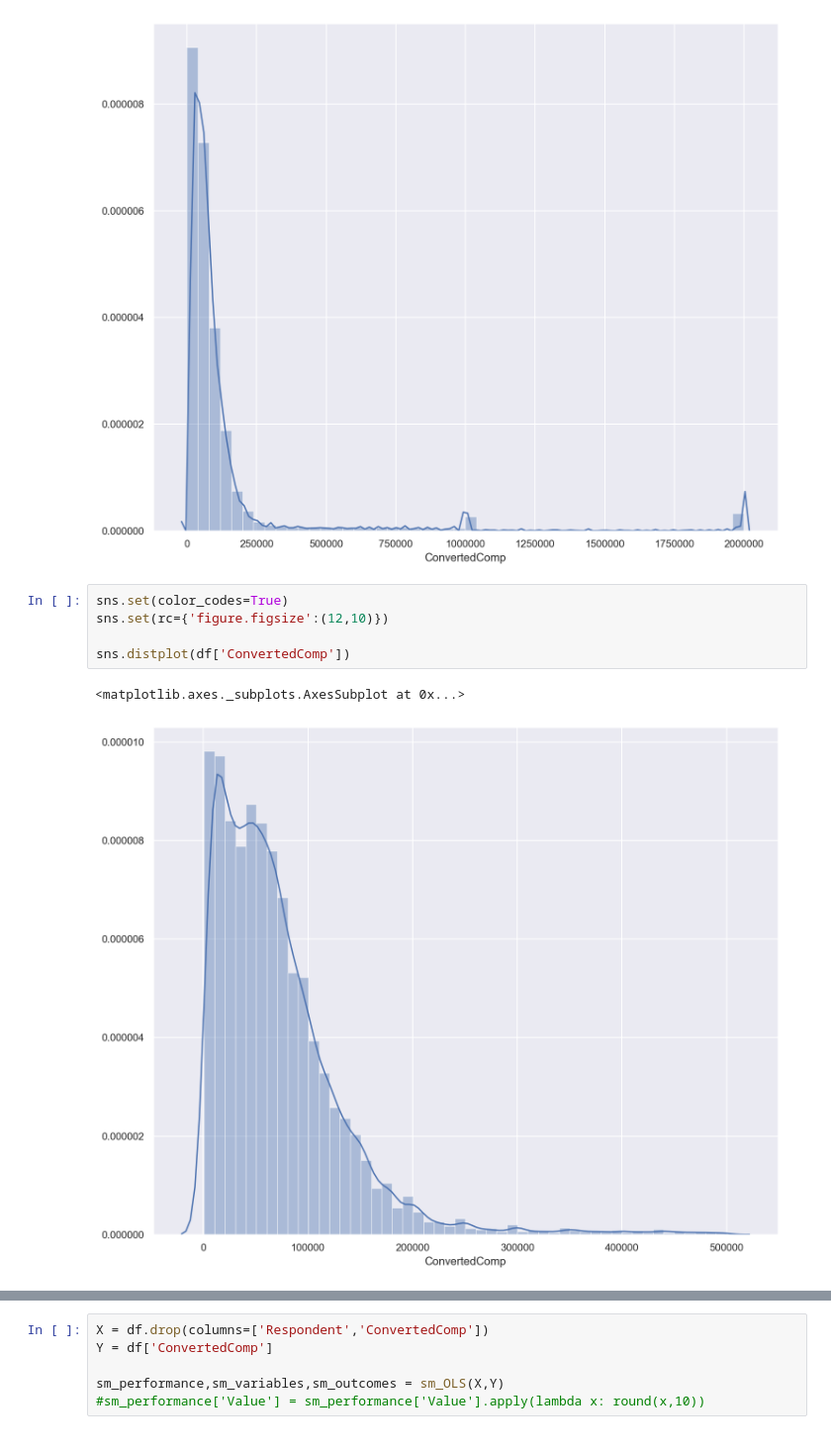
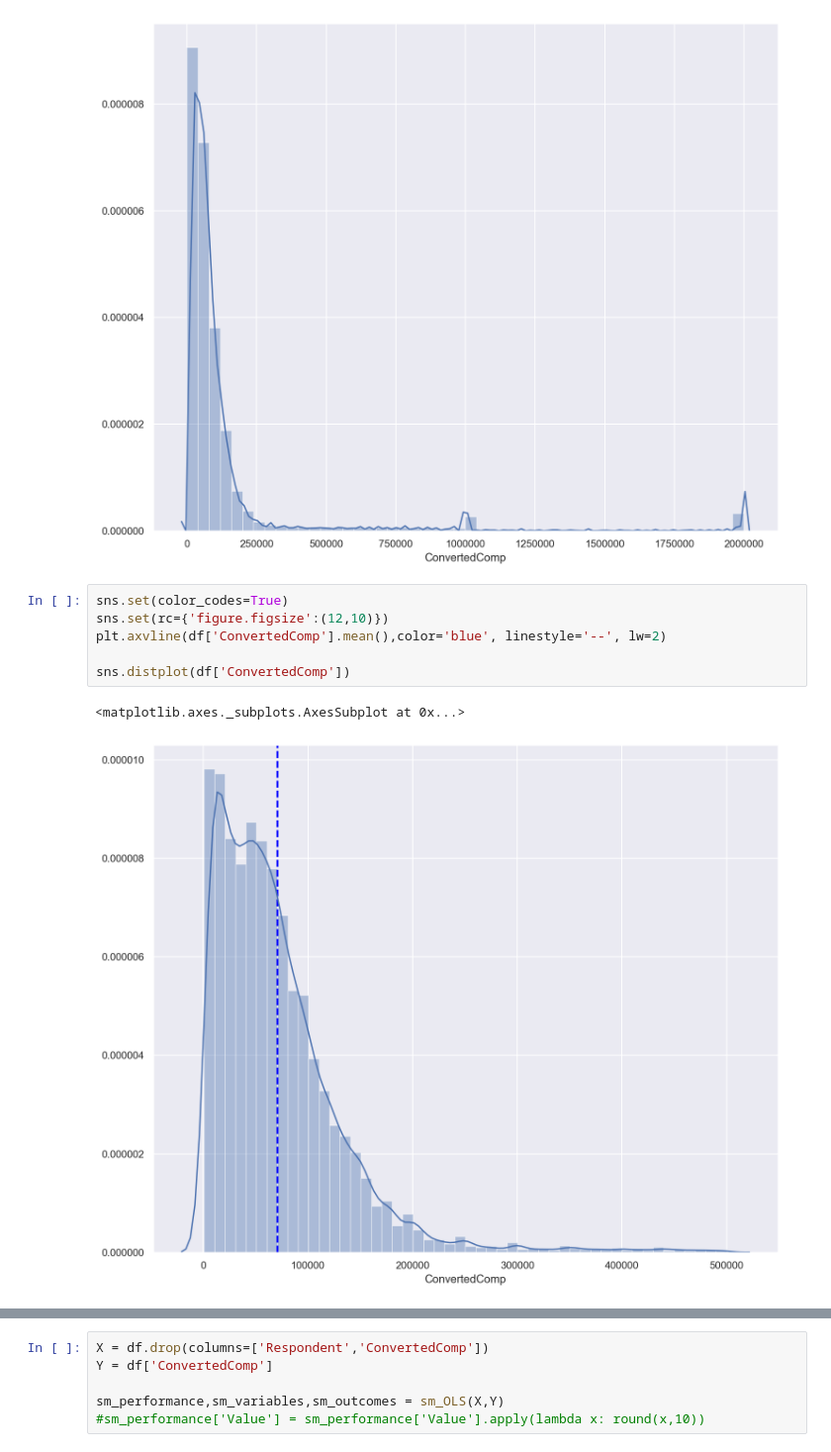
Before and after one commit to KennyMiyasato/developer_salary_predictor, a Jupyter notebook: charlie/charlie_index.ipynb, the cells around one changed output, grey strips where cells are left out. Shown at 99% size. Drawn from its saved outputs; the diff is of its cells as text.

```diff
--- a/charlie/charlie_index.ipynb
+++ b/charlie/charlie_index.ipynb
@@ -30,10 +30,11 @@ sns.distplot(raw_data['ConvertedComp'].dropna())
 # %%
 sns.set(color_codes=True)
 sns.set(rc={'figure.figsize':(12,10)})
+plt.axvline(df['ConvertedComp'].mean(),color='blue', linestyle='--', lw=2)
 
 sns.distplot(df['ConvertedComp'])
 # %% [output]
 <matplotlib.axes._subplots.AxesSubplot at 0x...>
-[figure, old version]
+[figure, new version]
 # %%
 temp = df[(df['ConvertedComp']>10000) & (df['ConvertedComp']<250000)]
```
Also changed, not shown: parts of 15 cells of this notebook.
